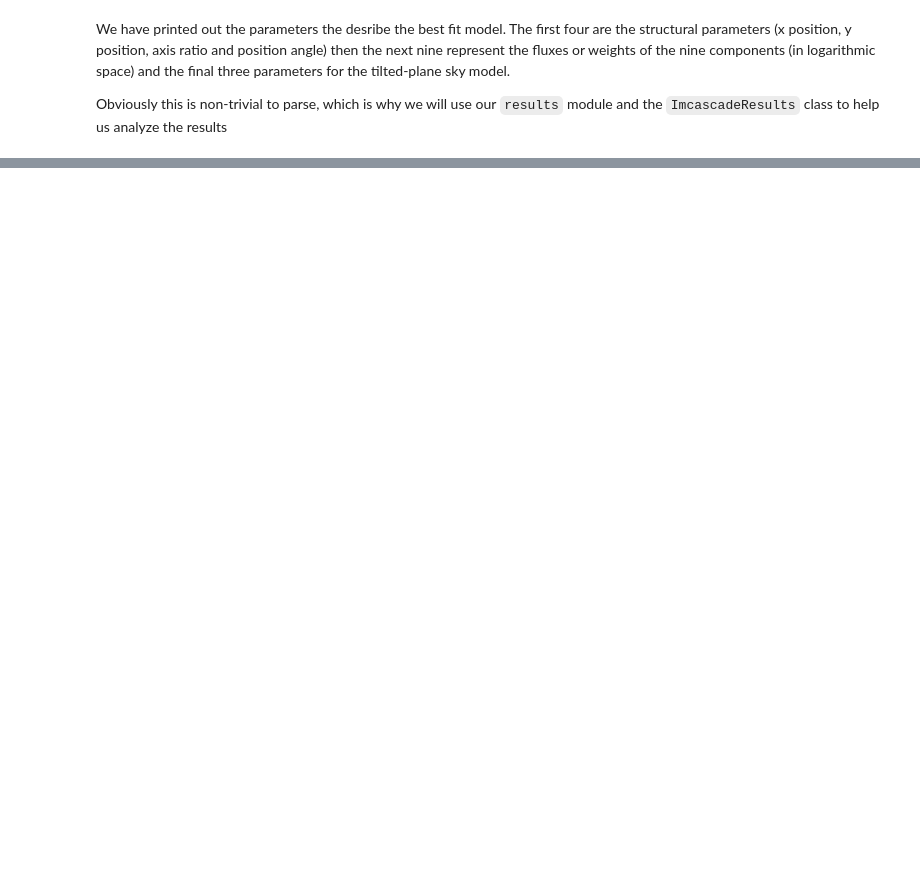
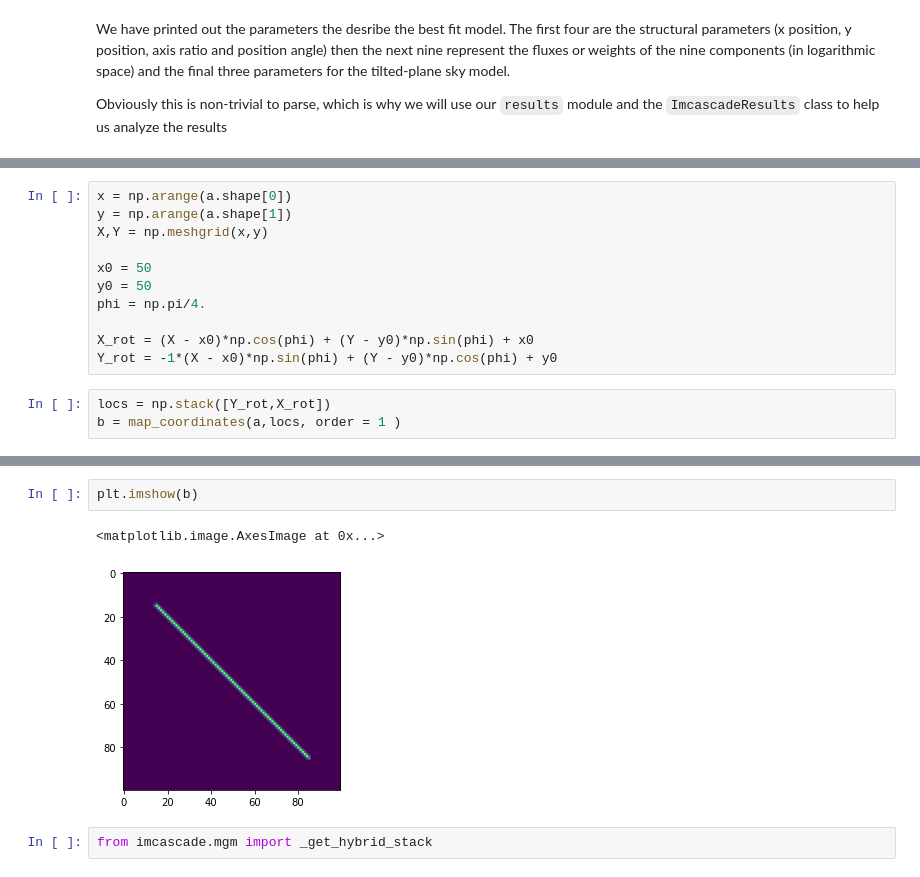
Before and after one commit to tbmiller-astro/imcascade, a Jupyter notebook: docs/source/quickstart.ipynb, the cells around one changed output, grey strips where cells are left out. Cells and saved outputs as stored; diff of their text form; blank space fills up the shorter version.

```diff
--- a/docs/source/quickstart.ipynb
+++ b/docs/source/quickstart.ipynb
@@ -110,0 +171,14 @@ res_dyn.run_basic_analysis()
+# %%
+x = np.arange(a.shape[0])
+y = np.arange(a.shape[1])
+X,Y = np.meshgrid(x,y)
+
+x0 = 50
+y0 = 50
+phi = np.pi/4.
+
+X_rot = (X - x0)*np.cos(phi) + (Y - y0)*np.sin(phi) + x0
+Y_rot = -1*(X - x0)*np.sin(phi) + (Y - y0)*np.cos(phi) + y0
+# %%
+locs = np.stack([Y_rot,X_rot])
+b = map_coordinates(a,locs, order = 1 )
@@ -110,0 +192,7 @@ res_dyn.run_basic_analysis()
+# %%
+plt.imshow(b)
+# %% [output]
+<matplotlib.image.AxesImage at 0x...>
+[figure, added]
+# %%
+from imcascade.mgm import _get_hybrid_stack
```
Also changed, not shown: parts of 25 cells of this notebook, 39 other files.
